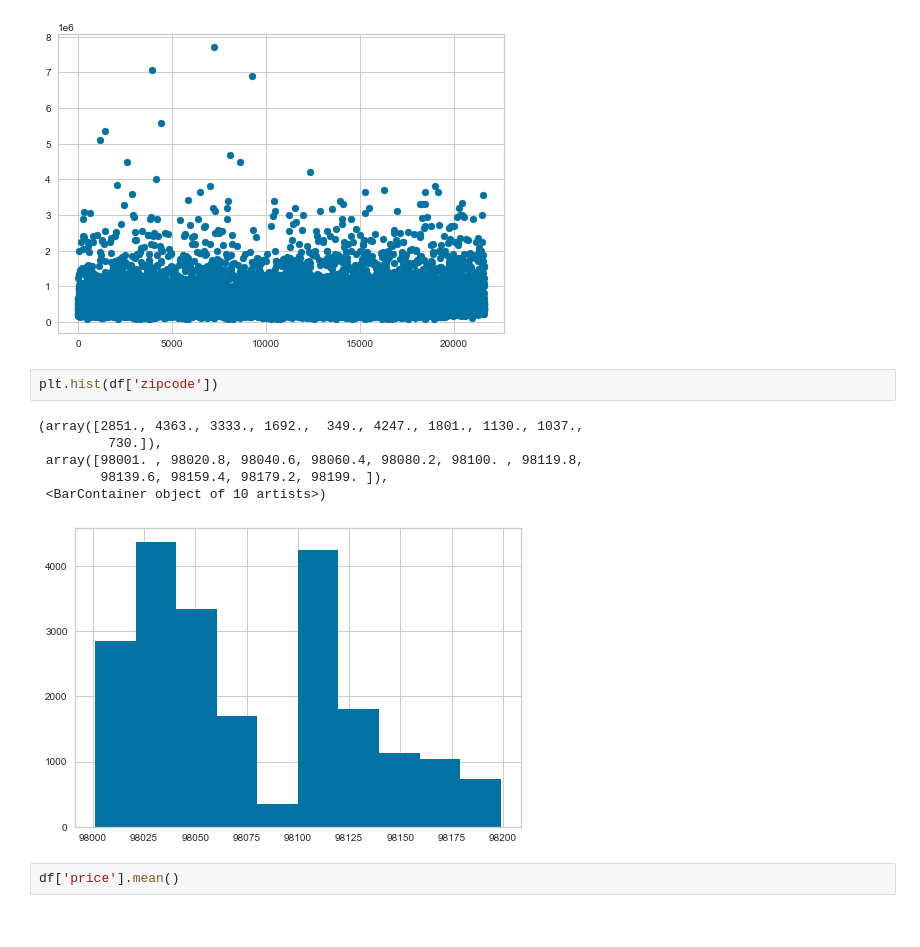
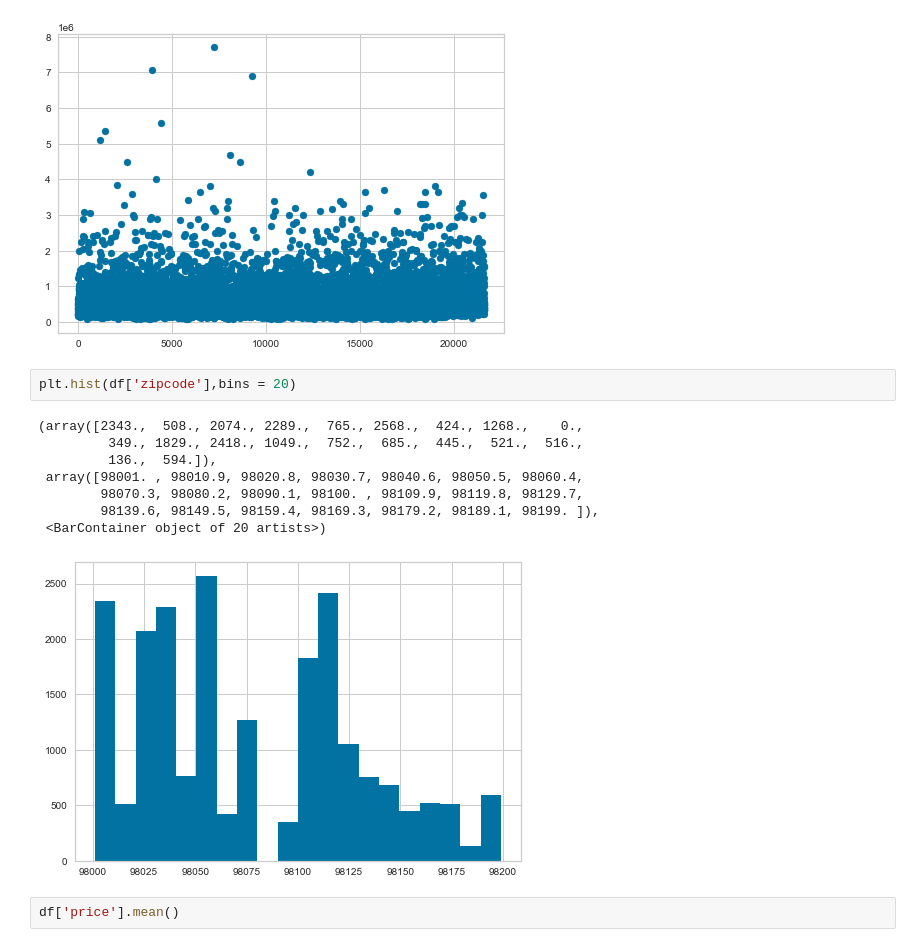
Before and after one commit to ssaeed85/dsc-ph2-KingsCountyRealEstate, a Jupyter notebook: Workspace/Saad/Model 7b.ipynb, the cells around one changed output. Saved outputs shown, nothing was run; the diff lists cells and outputs as text.

```diff
--- a/Workspace/Saad/Model 7b.ipynb
+++ b/Workspace/Saad/Model 7b.ipynb
@@ -303,14 +323,16 @@ plt.scatter(df.index, df['price'] )
 <matplotlib.collections.PathCollection at 0x...>
 [figure]
 # %%
-plt.hist(df['zipcode'])
+plt.hist(df['zipcode'],bins = 20)
 # %% [output]
-(array([2851., 4363., 3333., 1692.,  349., 4247., 1801., 1130., 1037.,
-         730.]),
- array([98001. , 98020.8, 98040.6, 98060.4, 98080.2, 98100. , 98119.8,
-        98139.6, 98159.4, 98179.2, 98199. ]),
- <BarContainer object of 10 artists>)
+(array([2343.,  508., 2074., 2289.,  765., 2568.,  424., 1268.,    0.,
+         349., 1829., 2418., 1049.,  752.,  685.,  445.,  521.,  516.,
+         136.,  594.]),
+ array([98001. , 98010.9, 98020.8, 98030.7, 98040.6, 98050.5, 98060.4,
+        98070.3, 98080.2, 98090.1, 98100. , 98109.9, 98119.8, 98129.7,
+        98139.6, 98149.5, 98159.4, 98169.3, 98179.2, 98189.1, 98199. ]),
+ <BarContainer object of 20 artists>)
-[figure, old version]
+[figure, new version]
 # %%
 df['price'].mean()
 # %% [output]
```
Also changed, not shown: parts of 15 cells of this notebook, 1 other file.
